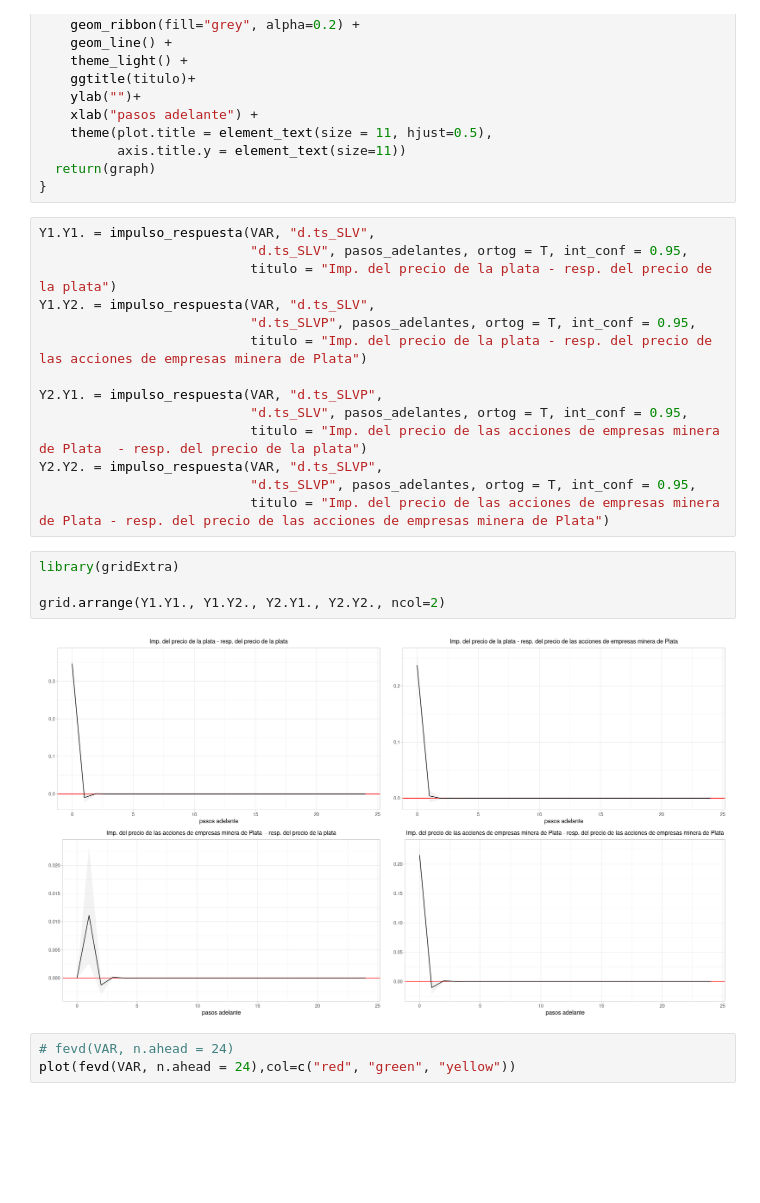
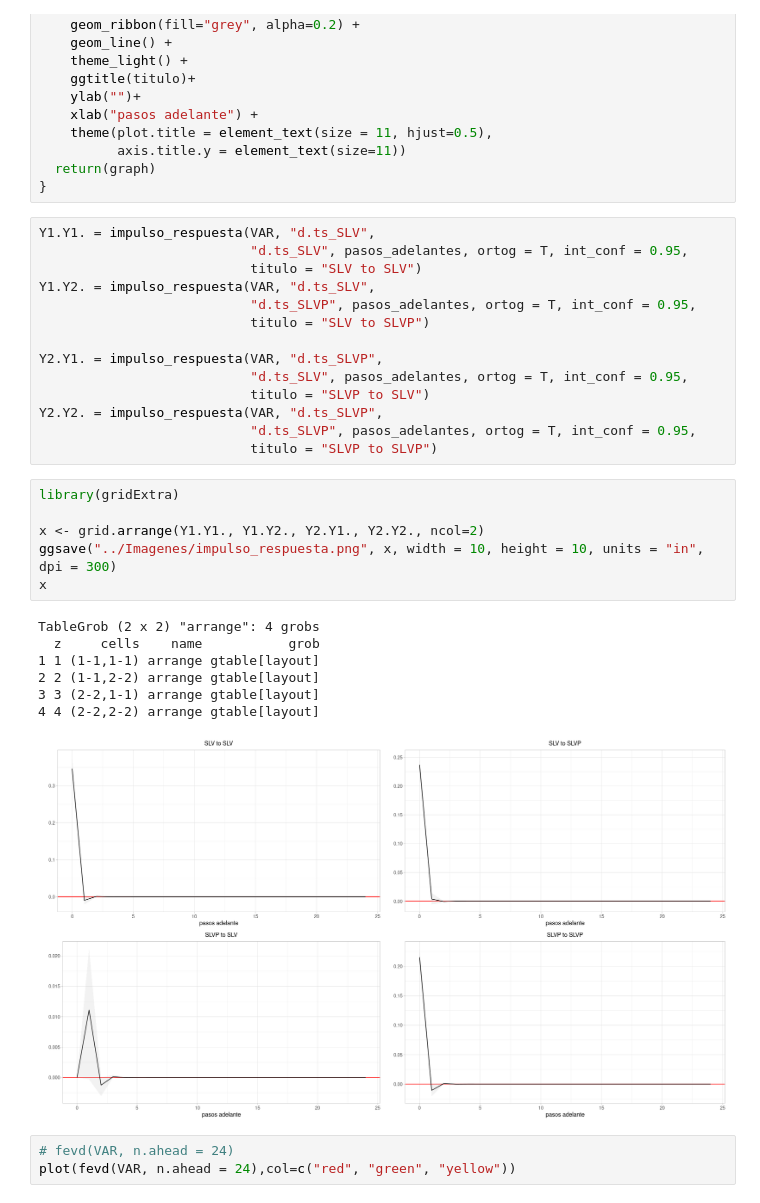
Before and after one commit to LeKilleRGallet/university, a Jupyter notebook: econometrics/ECONOMETRIA2/Trabajo2/NoteBook/main.ipynb, the cells around one changed output. Saved outputs shown, nothing was run; the diff lists cells and outputs as text; blank space fills up the shorter version.

```diff
--- a/econometrics/ECONOMETRIA2/Trabajo2/NoteBook/main.ipynb
+++ b/econometrics/ECONOMETRIA2/Trabajo2/NoteBook/main.ipynb
@@ -672,23 +696,31 @@ impulso_respuesta = function(var, impulso, respuesta, pasos_adelantes, ortog, in
 # %%
 Y1.Y1. = impulso_respuesta(VAR, "d.ts_SLV",
                            "d.ts_SLV", pasos_adelantes, ortog = T, int_conf = 0.95,
-                           titulo = "Imp. del precio de la plata - resp. del precio de la plata")
+                           titulo = "SLV to SLV")
 Y1.Y2. = impulso_respuesta(VAR, "d.ts_SLV",
                            "d.ts_SLVP", pasos_adelantes, ortog = T, int_conf = 0.95,
-                           titulo = "Imp. del precio de la plata - resp. del precio de las acciones de empresas minera de Plata")
+                           titulo = "SLV to SLVP")
 
 Y2.Y1. = impulso_respuesta(VAR, "d.ts_SLVP",
                            "d.ts_SLV", pasos_adelantes, ortog = T, int_conf = 0.95,
-                           titulo = "Imp. del precio de las acciones de empresas minera de Plata  - resp. del precio de la plata")
+                           titulo = "SLVP to SLV")
 Y2.Y2. = impulso_respuesta(VAR, "d.ts_SLVP",
                            "d.ts_SLVP", pasos_adelantes, ortog = T, int_conf = 0.95,
-                           titulo = "Imp. del precio de las acciones de empresas minera de Plata - resp. del precio de las acciones de empresas minera de Plata")
+                           titulo = "SLVP to SLVP")
 # %%
 library(gridExtra)
 
-grid.arrange(Y1.Y1., Y1.Y2., Y2.Y1., Y2.Y2., ncol=2)
+x <- grid.arrange(Y1.Y1., Y1.Y2., Y2.Y1., Y2.Y2., ncol=2)
+ggsave("../Imagenes/impulso_respuesta.png", x, width = 10, height = 10, units = "in", dpi = 300)
+x
 # %% [output]
+TableGrob (2 x 2) "arrange": 4 grobs
+  z     cells    name           grob
+1 1 (1-1,1-1) arrange gtable[layout]
+2 2 (1-1,2-2) arrange gtable[layout]
+3 3 (2-2,1-1) arrange gtable[layout]
+4 4 (2-2,2-2) arrange gtable[layout]
-[figure, old version]
+[figure, new version]
 # %%
 # fevd(VAR, n.ahead = 24)
 plot(fevd(VAR, n.ahead = 24),col=c("red", "green", "yellow"))
```
Also changed, not shown: parts of 8 cells of this notebook, 15 other files.
